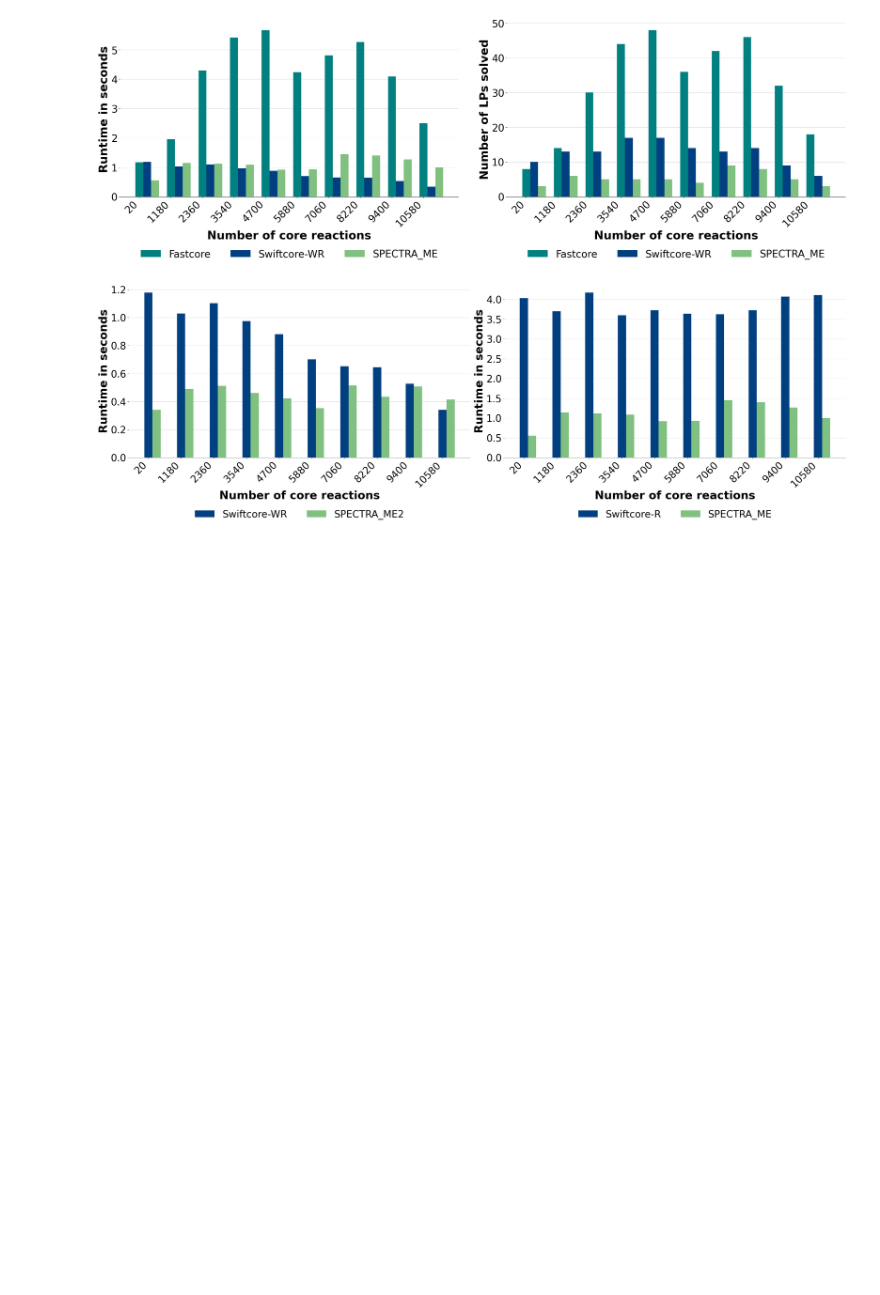
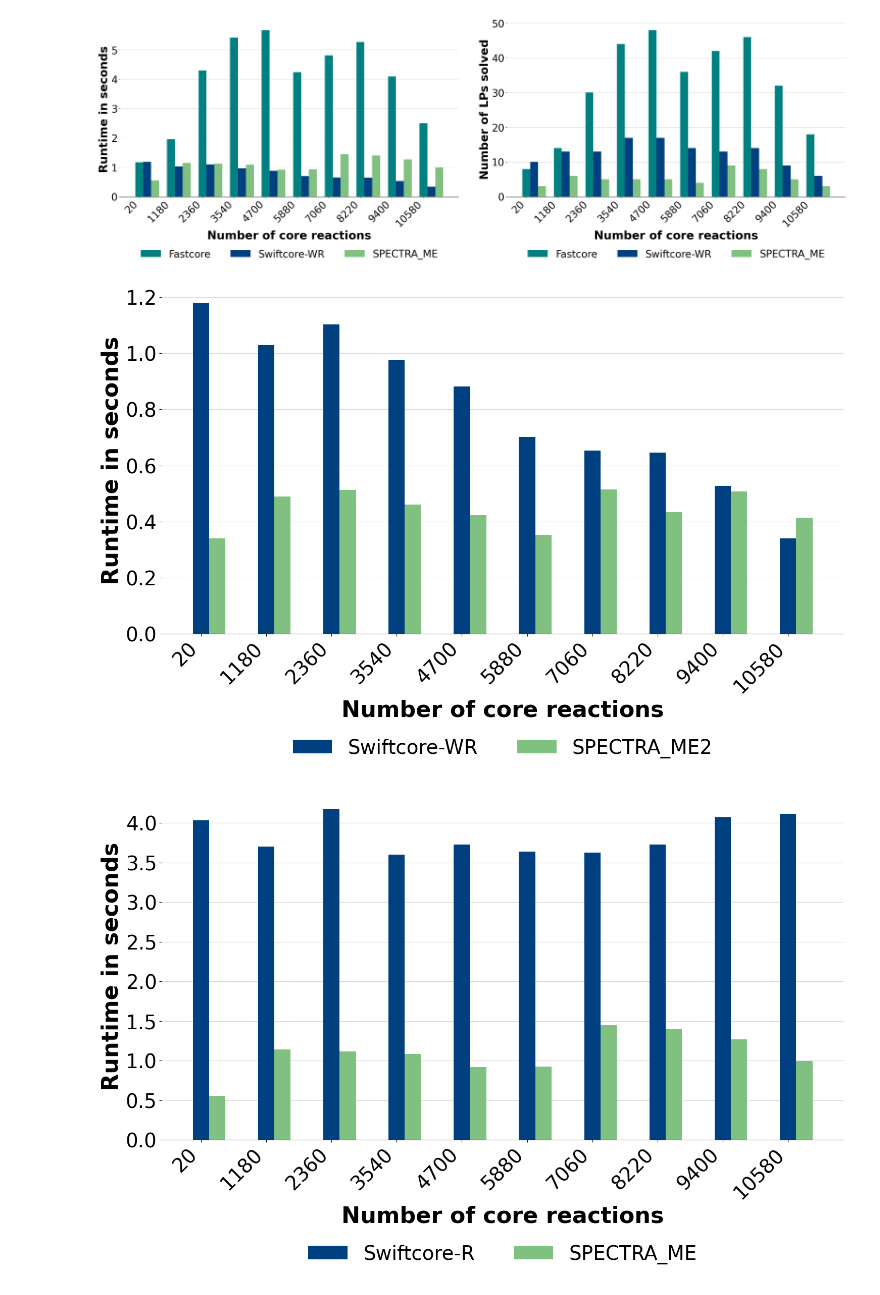
Before and after one commit to NiravBhattLab/SPECTRA, a Jupyter notebook: Visualisations/Runtime_SPECTRA_ME.ipynb, the cells around one changed output. Saved outputs shown, nothing was run; the diff lists cells and outputs as text; code cells hidden in the pictures; blank space fills up the shorter version.

```diff
--- a/Visualisations/Runtime_SPECTRA_ME.ipynb
+++ b/Visualisations/Runtime_SPECTRA_ME.ipynb
@@ -86,11 +86,17 @@ plt.show()
 # %% [output]
 [figure]
 # %%
-fig, ax = plt.subplots(1,2,figsize=(30, 10))
-plot_bar_plot(df,'runtime', ['Swiftcore-WR', 'SPECTRA_ME2'],ax[0])
-plot_bar_plot(df,'runtime', ['Swiftcore-R', 'SPECTRA_ME'],ax[1])
+fig, ax0 = plt.subplots(1,1,figsize=(15, 10))
+plot_bar_plot(df,'runtime', ['Swiftcore-WR', 'SPECTRA_ME2'],ax0)
 plt.tight_layout()
 plt.savefig('./SPECTRA_ME_runtime2.png', bbox_inches='tight')
 plt.show()
+
+fig, ax1 = plt.subplots(1,1,figsize=(15, 10))
+plot_bar_plot(df,'runtime', ['Swiftcore-R', 'SPECTRA_ME'],ax1)
+plt.tight_layout()
+plt.savefig('./SPECTRA_ME_runtime3.png', bbox_inches='tight')
+plt.show()
 # %% [output]
-[figure, old version]
+[figure, new version]
+[figure, added]
```
Also changed, not shown: 15 other files.
